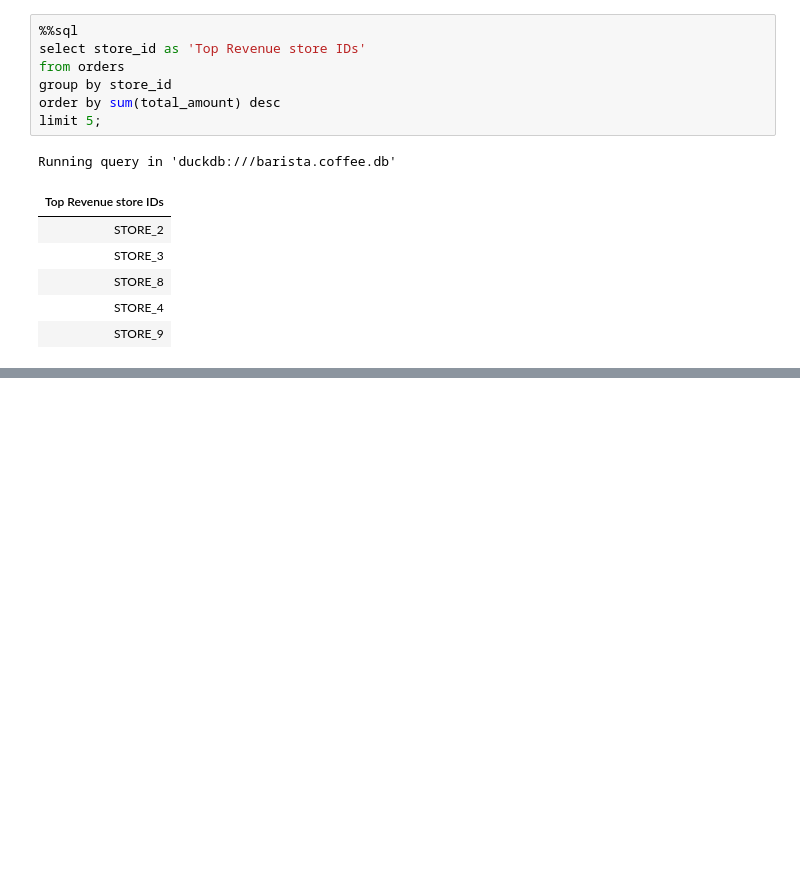
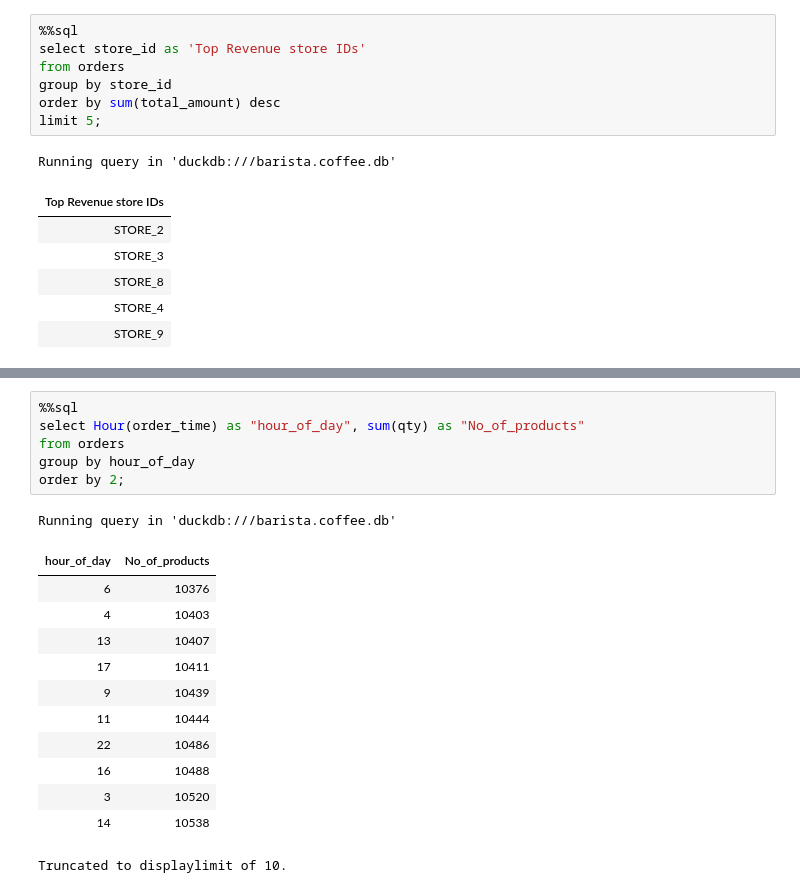
Before and after one commit to tarakkrish/Barista-Coffee, a Jupyter notebook: data/Analysis.ipynb, the cells around one changed output, grey strips where cells are left out. Cells and saved outputs as stored; diff of their text form; blank space fills up the shorter version.

```diff
--- a/data/Analysis.ipynb
+++ b/data/Analysis.ipynb
@@ -196,0 +221,20 @@ Running query in 'duckdb:///barista.coffee.db'
+# %%
+%%sql
+select Hour(order_time) as "hour_of_day", sum(qty) as "No_of_products"
+from orders
+group by hour_of_day
+order by 2;
+# %% [output]
+Running query in 'duckdb:///barista.coffee.db'
+| hour_of_day | No_of_products |
+| 6 | 10376 |
+| 4 | 10403 |
+| 13 | 10407 |
+| 17 | 10411 |
+| 9 | 10439 |
+| 11 | 10444 |
+| 22 | 10486 |
+| 16 | 10488 |
+| 3 | 10520 |
+| 14 | 10538 |
+Truncated to displaylimit of 10.
```
Also changed, not shown: parts of 10 cells of this notebook, 2 other files.
